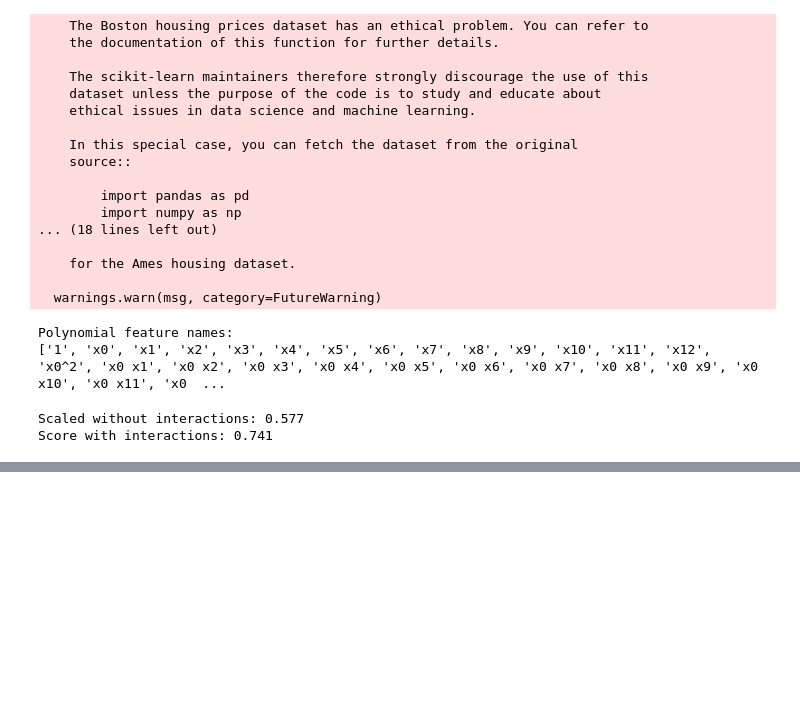
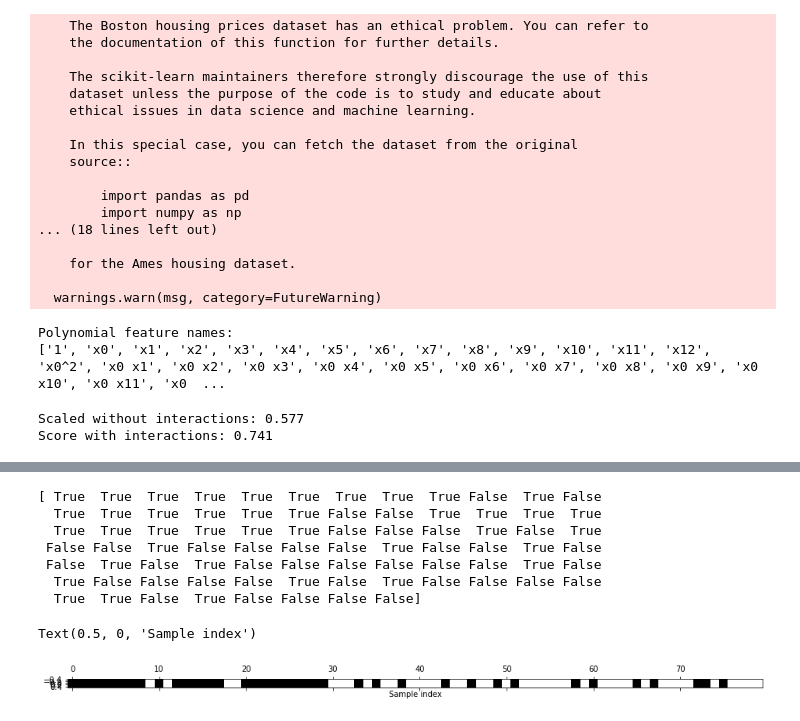
Before and after one commit to kairi812/Machine-Learning-Beginners, a Jupyter notebook: feature_engineering.ipynb, the cells around one changed output, grey strips where cells are left out. Saved outputs shown, nothing was run; the diff lists cells and outputs as text; code cells hidden in the pictures; blank space fills up the shorter version.

```diff
--- a/feature_engineering.ipynb
+++ b/feature_engineering.ipynb
@@ -369,0 +446,16 @@ Score with interactions: 0.746
+# %%
+mask = select.get_support()
+print(mask)
+# マスクの可視化
+plt.matshow(mask.reshape(1, -1), cmap='gray_r')
+plt.xlabel('Sample index')
+# %% [output]
+[ True  True  True  True  True  True  True  True  True False  True False
+  True  True  True  True  True  True False False  True  True  True  True
+  True  True  True  True  True  True False False False  True False  True
+ False False  True False False False False  True False False  True False
+ False  True False  True False False False False False False  True False
+  True False False False False  True False  True False False False False
+  True  True False  True False False False False]
+Text(0.5, 0, 'Sample index')
+[figure, added]
```
Also changed, not shown: parts of 25 cells of this notebook.
